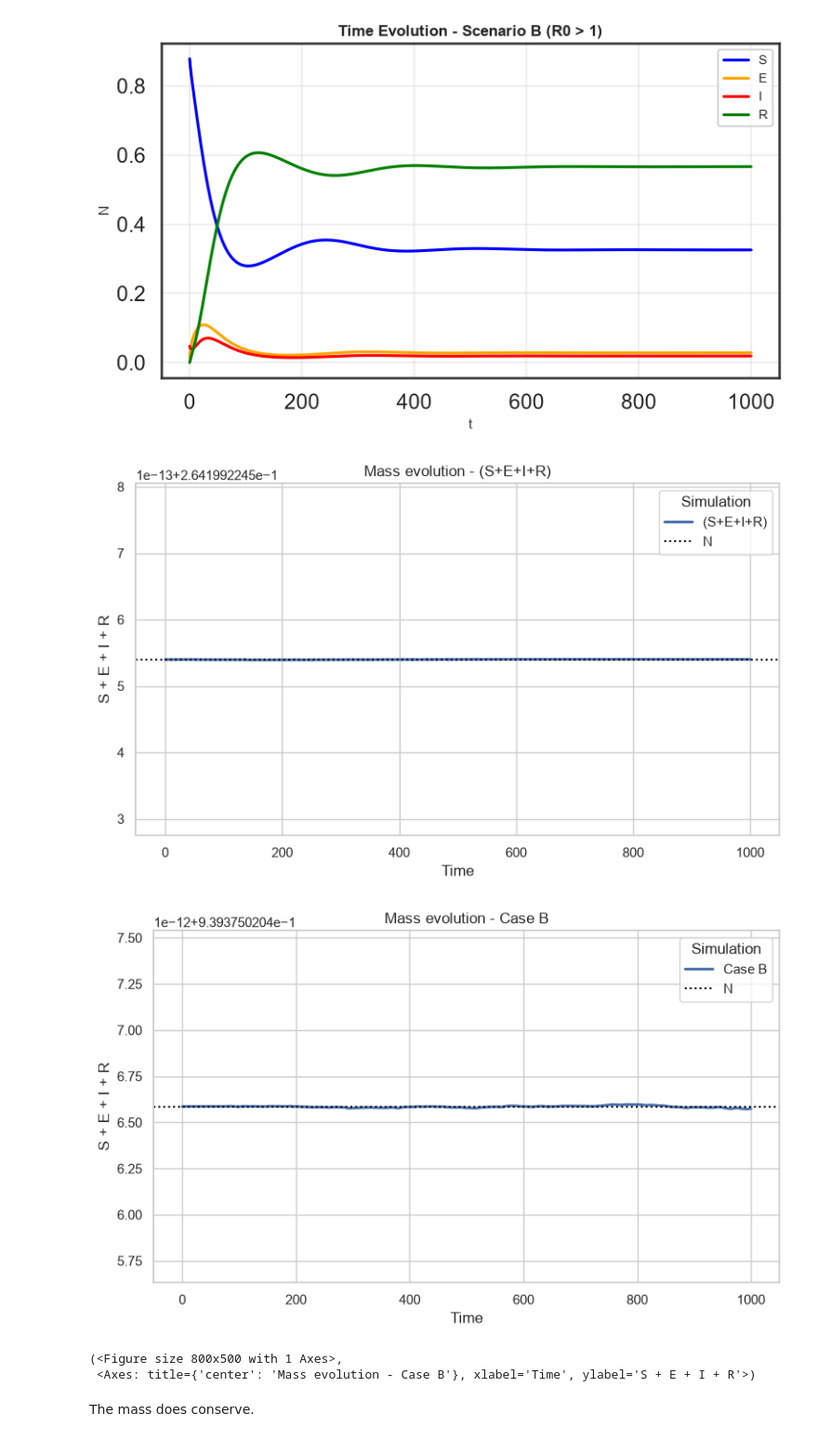
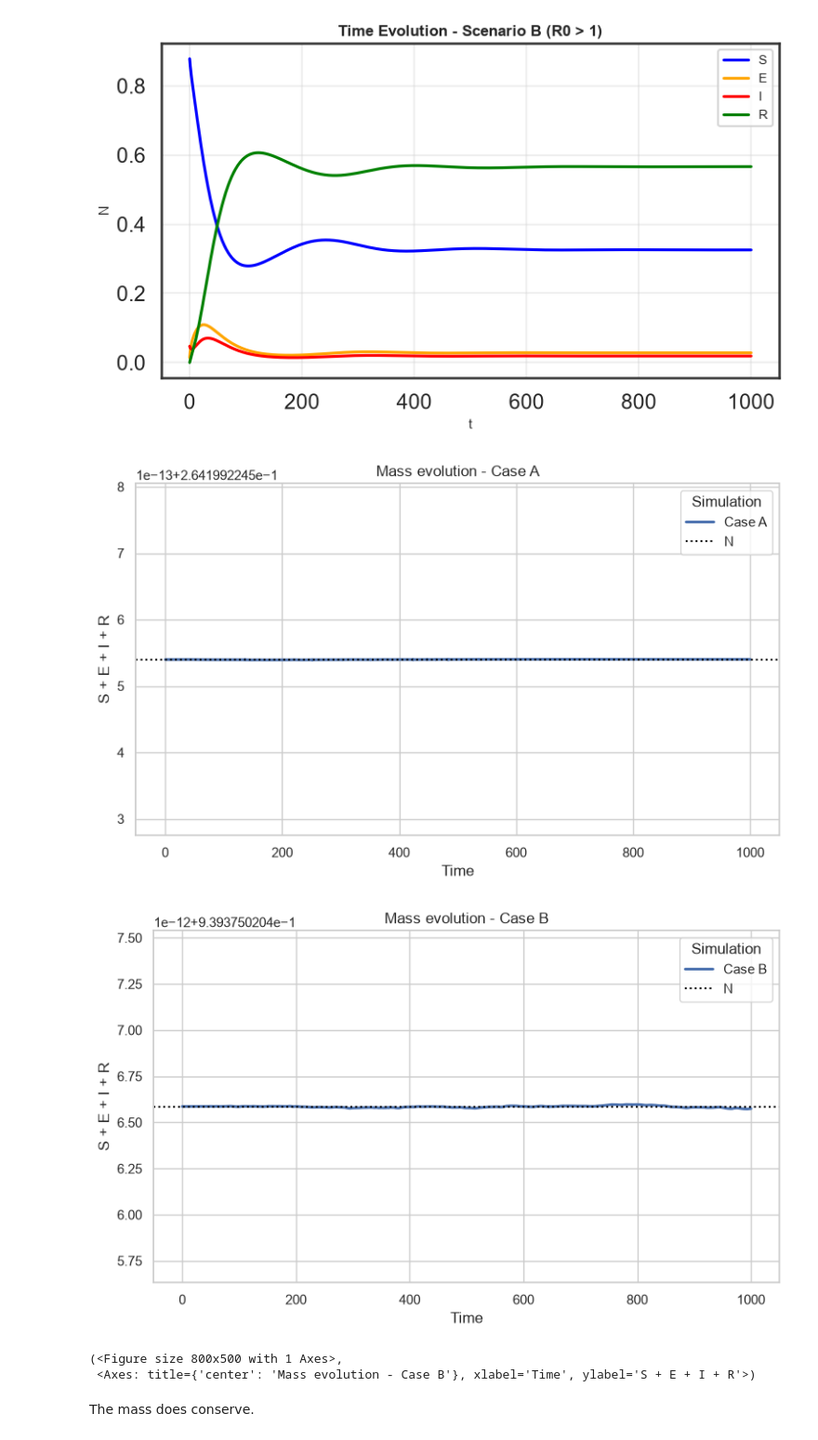
Before and after one commit to kdevultra/seirs-spatial-heterogeneity-research, a Jupyter notebook: notebooks/nb1_global_correctness.ipynb, the cells around one changed output. Shown at 93% size. Drawn from its saved outputs; the diff is of its cells as text; code cells hidden in the pictures.

```diff
--- a/notebooks/nb1_global_correctness.ipynb
+++ b/notebooks/nb1_global_correctness.ipynb
@@ -382,35 +382,35 @@ def plot_mass_evolution_single_case(res_sim, N, label="Case", ax=None):
     I_total = np.trapezoid(np.trapezoid(I_reshaped, dx=dx, axis=1), dx=dx, axis=0)
     R_total = np.trapezoid(np.trapezoid(R_reshaped, dx=dx, axis=1), dx=dx, axis=0)
     total = S_total + E_total + I_total + R_total
 
     sb.lineplot(x=t, y=total, ax=ax, label=label, linewidth=2.2)
     ax.axhline(N, color="black", linestyle=":", linewidth=1.5, label="N")
 
     ax.set_xlabel("Time")
     ax.set_ylabel("S + E + I + R")
     ax.set_title(f"Mass evolution - {label}")
     ax.legend(title="Simulation")
     fig.tight_layout()
     plt.show()
 
     return fig, ax
 
 
 def plot_mass_evolution_case_comparison(res_simA, res_simB, N_a, N_b, label_a="Case A", label_b="Case B"):
     """Plot the mass evolution for both cases on the same figure."""
     fig, ax = plt.subplots(figsize=(8, 5))
     plot_mass_evolution_single_case(res_simA, N_a, label=label_a, ax=ax)
     plot_mass_evolution_single_case(res_simB, N_b, label=label_b, ax=ax)
     ax.set_title("Mass evolution for Case A and Case B")
     fig.tight_layout()
     plt.show()
     return fig, ax
 
 
-plot_mass_evolution_single_case(res_simA, N1, label="(S+E+I+R)")
+plot_mass_evolution_single_case(res_simA, N1, label="Case A")
 plot_mass_evolution_single_case(res_simB, N2, label="Case B")
 # %% [output]
-[figure, old version]
+[figure, new version]
 [figure]
 (<Figure size 800x500 with 1 Axes>,
  <Axes: title={'center': 'Mass evolution - Case B'}, xlabel='Time', ylabel='S + E + I + R'>)
```
